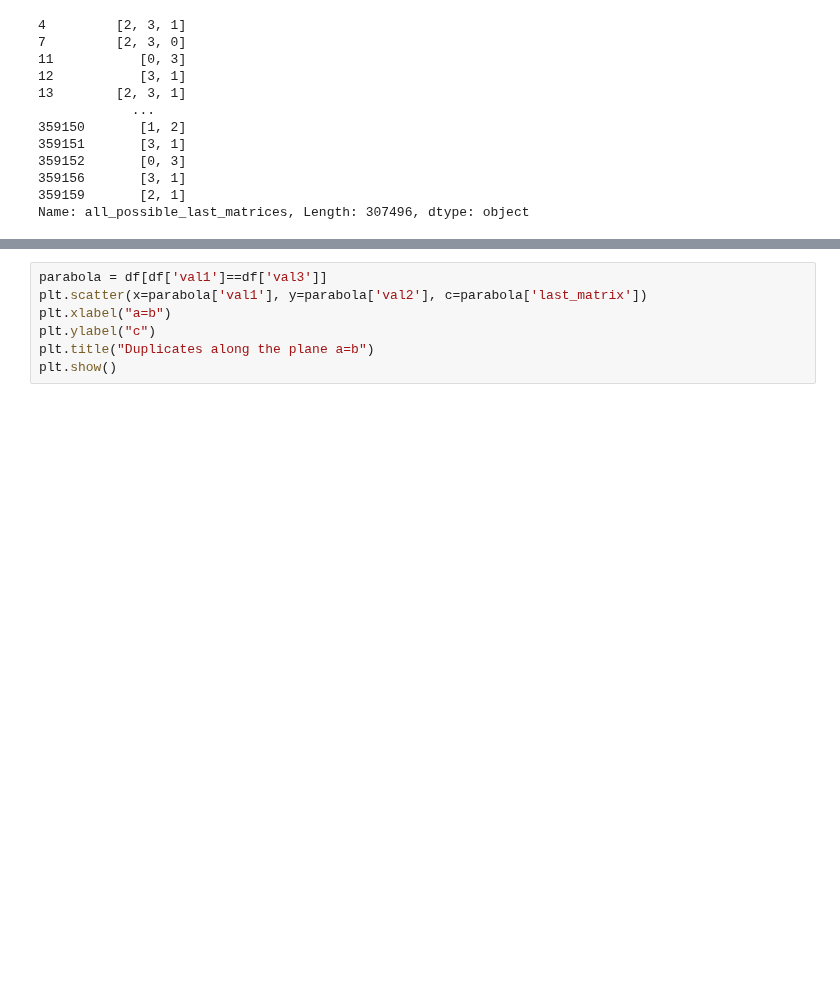
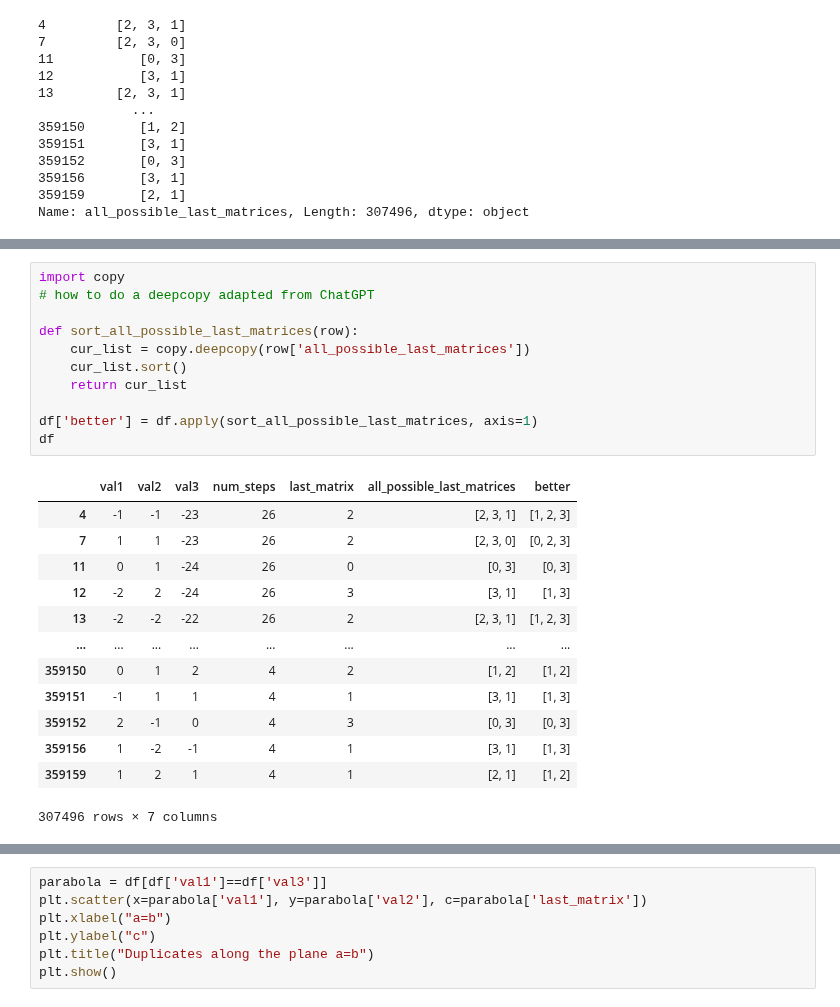
Before and after one commit to MXM-MachineLearning/MXM_AI_Ellenberg, a Jupyter notebook: heisenberg_group/Visualizations/duplicate_paths.ipynb, the cells around one changed output, grey strips where cells are left out. Saved outputs shown, nothing was run; the diff lists cells and outputs as text; blank space fills up the shorter version.

```diff
--- a/heisenberg_group/Visualizations/duplicate_paths.ipynb
+++ b/heisenberg_group/Visualizations/duplicate_paths.ipynb
@@ -101,0 +147,25 @@ Name: all_possible_last_matrices, Length: 307496, dtype: object
+# %%
+import copy
+# how to do a deepcopy adapted from ChatGPT
+
+def sort_all_possible_last_matrices(row):
+    cur_list = copy.deepcopy(row['all_possible_last_matrices'])
+    cur_list.sort()
+    return cur_list
+
+df['better'] = df.apply(sort_all_possible_last_matrices, axis=1)
+df
+# %% [output]
+|  | val1 | val2 | val3 | num_steps | last_matrix | all_possible_last_matrices | better |
+| 4 | -1 | -1 | -23 | 26 | 2 | [2, 3, 1] | [1, 2, 3] |
+| 7 | 1 | 1 | -23 | 26 | 2 | [2, 3, 0] | [0, 2, 3] |
+| 11 | 0 | 1 | -24 | 26 | 0 | [0, 3] | [0, 3] |
+| 12 | -2 | 2 | -24 | 26 | 3 | [3, 1] | [1, 3] |
+| 13 | -2 | -2 | -22 | 26 | 2 | [2, 3, 1] | [1, 2, 3] |
+| ... | ... | ... | ... | ... | ... | ... | ... |
+| 359150 | 0 | 1 | 2 | 4 | 2 | [1, 2] | [1, 2] |
+| 359151 | -1 | 1 | 1 | 4 | 1 | [3, 1] | [1, 3] |
+| 359152 | 2 | -1 | 0 | 4 | 3 | [0, 3] | [0, 3] |
+| 359156 | 1 | -2 | -1 | 4 | 1 | [3, 1] | [1, 3] |
+| 359159 | 1 | 2 | 1 | 4 | 1 | [2, 1] | [1, 2] |
+307496 rows × 7 columns
```
Also changed, not shown: parts of 16 cells of this notebook.
